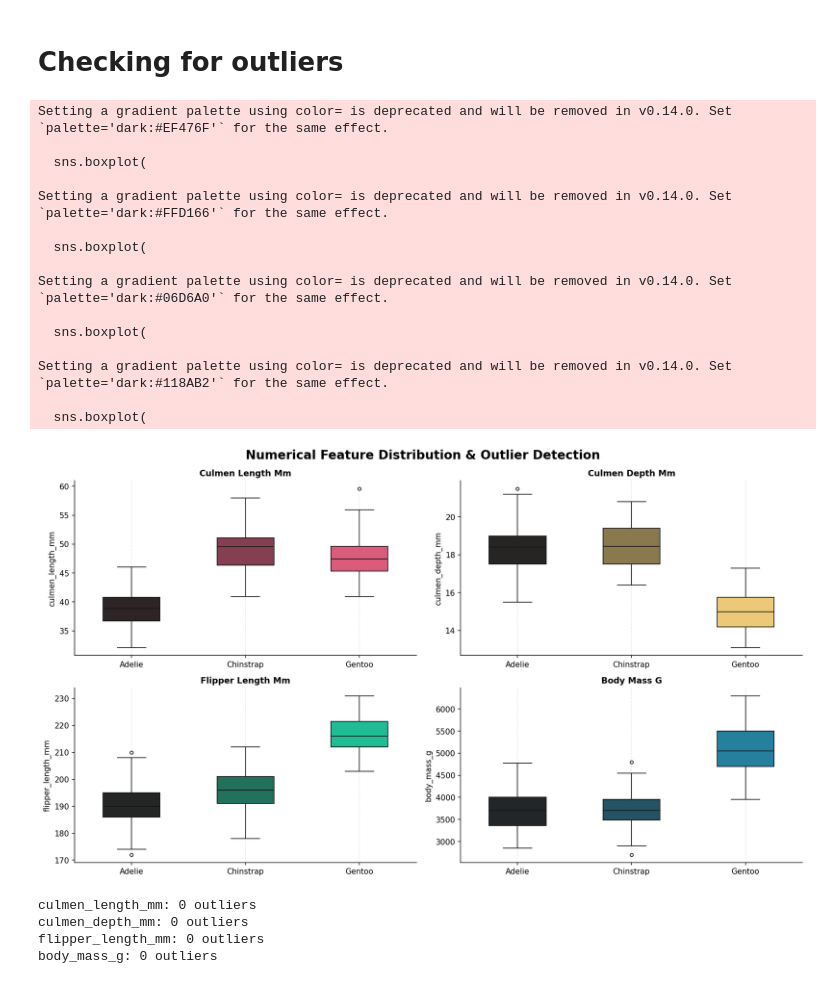
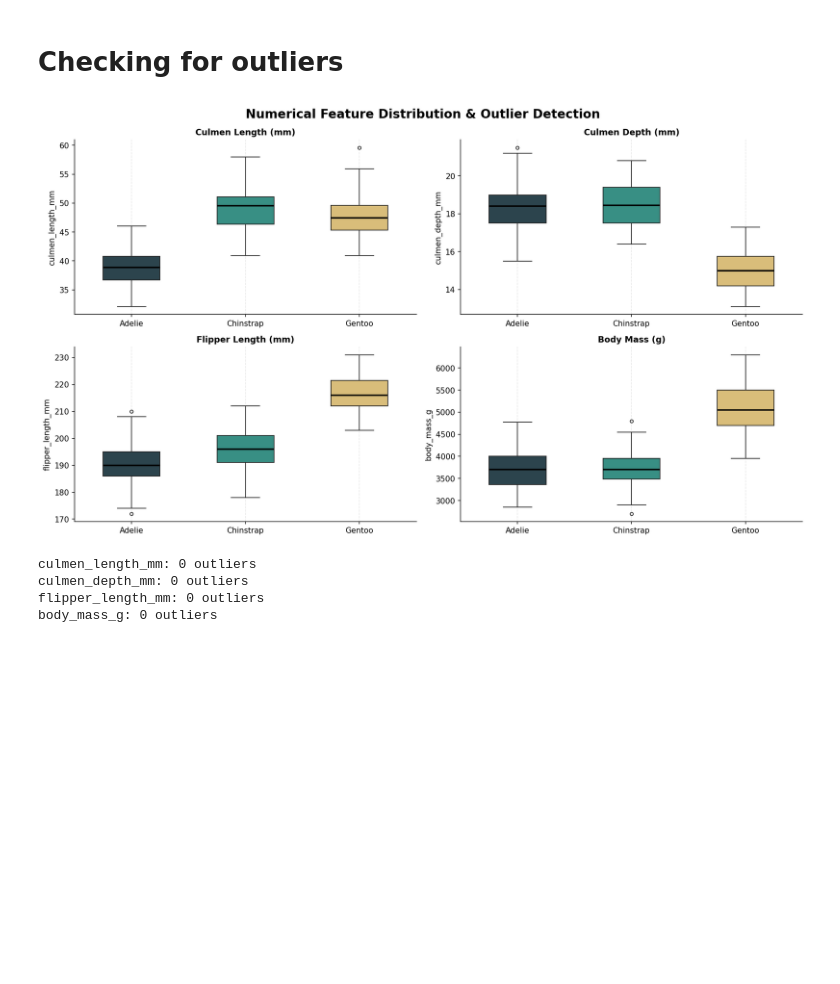
Before and after one commit to Leow14/Penguin-DF, a Jupyter notebook: notebook.ipynb, the cells around one changed output. Drawn from its saved outputs; the diff is of its cells as text; code cells hidden in the pictures; blank space fills up the shorter version.

Commit message:
Updating the boxplot chart again. Now it has a color pattern.

```diff
--- a/notebook.ipynb
+++ b/notebook.ipynb
@@ -332,6 +332,19 @@ plt.show()
 # Checking for outliers
 # %%
 # Investigating numerical distributions and potential outliers
+
+label_map = {
+    "culmen_length_mm": "Culmen Length (mm)",
+    "culmen_depth_mm": "Culmen Depth (mm)",
+    "flipper_length_mm": "Flipper Length (mm)",
+    "body_mass_g": "Body Mass (g)"
+}
+
+species_palette = {
+    "Adelie": "#264653",
+    "Chinstrap": "#2A9D8F",
+    "Gentoo": "#E9C46A"
+}
 
 n_cols = len(numerical_col)
 n_rows = (n_cols + 1) // 2
@@ -353,55 +366,42 @@ for i, col in enumerate(numerical_col):
         y=col,
         hue="species",
         ax=axes[i],
-        color=palette[i],
+        palette=species_palette,
         width=0.5,
-        fliersize=4
+        fliersize=4,
+        medianprops={"color": "black", "linewidth": 2}
     )
 
     axes[i].set_title(
-        col.replace("_", " ").title(),
+        label_map[col],
         fontsize=11,
         fontweight="bold"
     )
+
 
     axes[i].set_xlabel("")
     axes[i].grid(
         axis="x",
         linestyle="--",
         alpha=0.3
     )
 
 for j in range(n_cols, len(axes)):
     axes[j].axis("off")
 
 fig.suptitle(
     "Numerical Feature Distribution & Outlier Detection",
     fontsize=16,
     fontweight="bold"
 )
 
 sns.despine()
 
 plt.tight_layout()
 
 plt.show()
 # %% [output]
-Setting a gradient palette using color= is deprecated and will be removed in v0.14.0. Set `palette='dark:#EF476F'` for the same effect.
-
-  sns.boxplot(
-
-Setting a gradient palette using color= is deprecated and will be removed in v0.14.0. Set `palette='dark:#FFD166'` for the same effect.
-
-  sns.boxplot(
-
-Setting a gradient palette using color= is deprecated and will be removed in v0.14.0. Set `palette='dark:#06D6A0'` for the same effect.
-
-  sns.boxplot(
-
-Setting a gradient palette using color= is deprecated and will be removed in v0.14.0. Set `palette='dark:#118AB2'` for the same effect.
-
-  sns.boxplot(
-[figure, old version]
+[figure, new version]
 # %%
 for col in numerical_col:
     Q1 = df[col].quantile(0.25)
```
